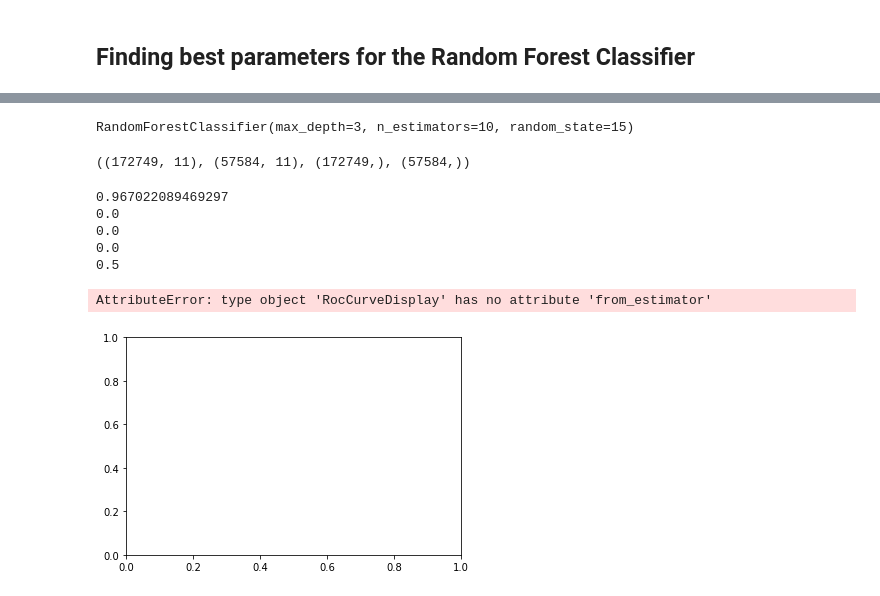
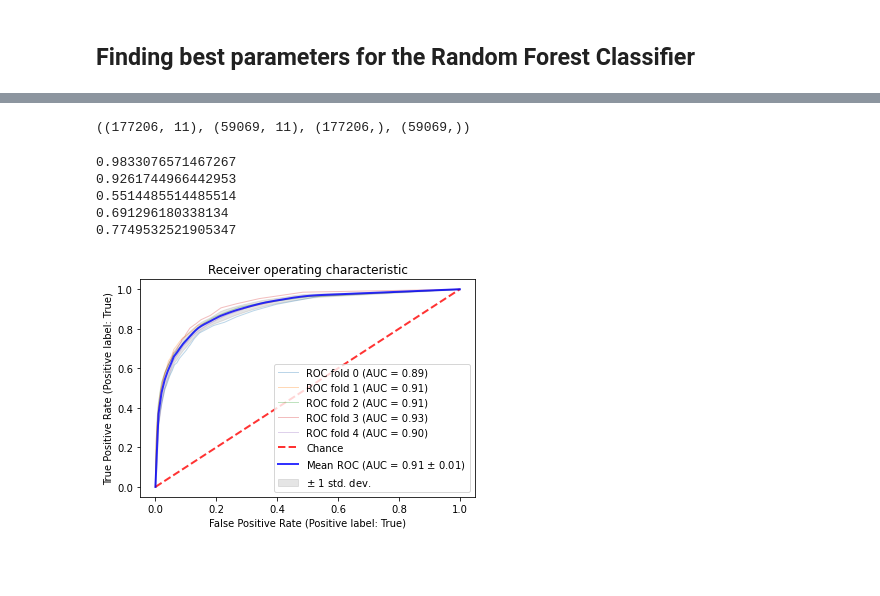
Before and after one commit to homemlab/flync, a Jupyter notebook: notebooks/random-forest.ipynb, the cells around one changed output, grey strips where cells are left out. Cells and saved outputs as stored; diff of their text form; code cells hidden in the pictures; blank space fills up the shorter version.

```diff
--- a/notebooks/random-forest.ipynb
+++ b/notebooks/random-forest.ipynb
@@ -23,8 +27,16 @@ not_lncrna.drop(["none"], axis=1, inplace=True)
 features = pd.DataFrame({})
 features = pd.concat([lncrna, not_lncrna], ignore_index=True)
 features.sort_values(ascending=True, by=["start", "end", "name"], inplace=True)
-features_clean = features.dropna(axis=0, how="any")
-dropped = 1 - len(features_clean) / len(features)
-print('Dropped ' + str(round(dropped, 3) * 100) + '% of rows from the original dataset due to NA values')
-X = features_clean.iloc[:,3:14].values
-y = features_clean.iloc[:,-1].values
+
+# I previously thought that droping NaN values was bust, but it doesn't seem right.
+# Where there is no record for any of the UCSC tracks we will substitute NaN to 0.0
+# The following code was removed
+# features_clean = features.dropna(axis=0, how='any')
+# dropped = 1 - len(features_clean) / len(features)
+# print('Dropped ' + str(round(dropped, 3) * 100) + '% of rows from the original dataset due to NA values')
+
+
+features_clean = features.fillna(0)
+
+X = features_clean.iloc[:,3:14]
+y = features_clean.iloc[:,-1]
@@ -45,5 +71,5 @@ scoring = {
     'AUC': 'roc_auc',
     'Accuracy': make_scorer(accuracy_score),
     'Precision': make_scorer(precision_score)}
-gs = GridSearchCV(rf, param_grid, verbose=3, n_jobs=-1, scoring='precision')
+gs = GridSearchCV(rf, param_grid, verbose=3, n_jobs=-1, scoring="precision_macro")
 gs.fit(X, y)
@@ -58,16 +76,14 @@ GridSearchCV(estimator=RandomForestClassifier(random_state=15), n_jobs=-1,
 # %%
 results = gs.cv_results_
 gs.best_estimator_
-# %% [output]
-RandomForestClassifier(max_depth=3, n_estimators=10, random_state=15)
 # %%
-rf_best = RandomForestClassifier(n_estimators=10, max_depth=3, n_jobs=-1)
+rf_best = RandomForestClassifier(n_jobs=-1)
 
 from sklearn.model_selection import train_test_split
 Xtr, Xts, Ytr, Yts = train_test_split(X, y, random_state=15)
 Xtr.shape, Xts.shape, Ytr.shape, Yts.shape
 # %% [output]
-((172749, 11), (57584, 11), (172749,), (57584,))
+((177206, 11), (59069, 11), (177206,), (59069,))
 # %%
 rf_best.fit(Xtr, Ytr)
 Ypr = rf_best.predict(Xts)
@@ -77,12 +93,14 @@ print(recall_score(Yts, Ypr))
 print(f1_score(Yts, Ypr))
 print(roc_auc_score(Yts, Ypr))
 # %% [output]
-0.967022089469297
-0.0
-0.0
-0.0
-0.5
+0.9833076571467267
+0.9261744966442953
+0.5514485514485514
+0.691296180338134
+0.7749532521905347
 # %%
+X=X.values
+y=y.values
 cv = KFold(n_splits=5)
 tprs = []
 aucs = []
@@ -112,33 +130,32 @@ mean_tpr[-1] = 1.0
 mean_auc = auc(mean_fpr, mean_tpr)
 std_auc = np.std(aucs)
 ax.plot(
     mean_fpr,
     mean_tpr,
     color="b",
     label=r"Mean ROC (AUC = %0.2f $\pm$ %0.2f)" % (mean_auc, std_auc),
     lw=2,
     alpha=0.8,
 )
 
 std_tpr = np.std(tprs, axis=0)
 tprs_upper = np.minimum(mean_tpr + std_tpr, 1)
 tprs_lower = np.maximum(mean_tpr - std_tpr, 0)
 ax.fill_between(
     mean_fpr,
     tprs_lower,
     tprs_upper,
     color="grey",
     alpha=0.2,
     label=r"$\pm$ 1 std. dev.",
 )
 
 ax.set(
     xlim=[-0.05, 1.05],
     ylim=[-0.05, 1.05],
-    title="Receiver operating characteristic example",
+    title="Receiver operating characteristic",
 )
 ax.legend(loc="lower right")
 plt.show()
 # %% [output]
-AttributeError: type object 'RocCurveDisplay' has no attribute 'from_estimator'
-[figure, old version]
+[figure, new version]
```
Also changed, not shown: parts of 22 cells of this notebook, 10 other files.
